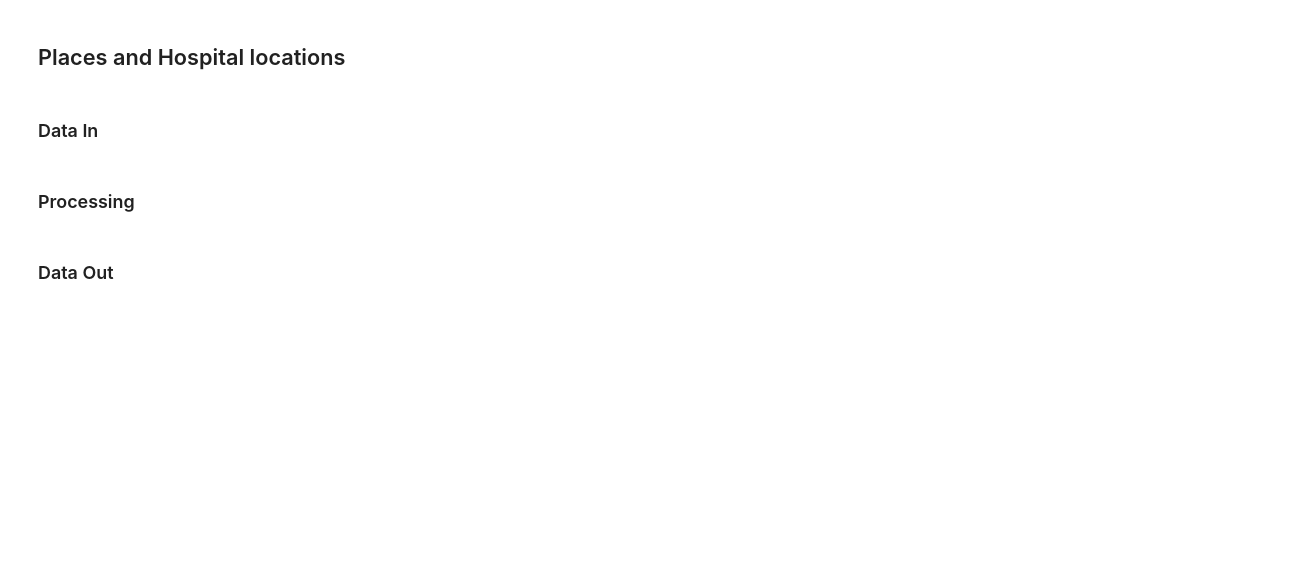
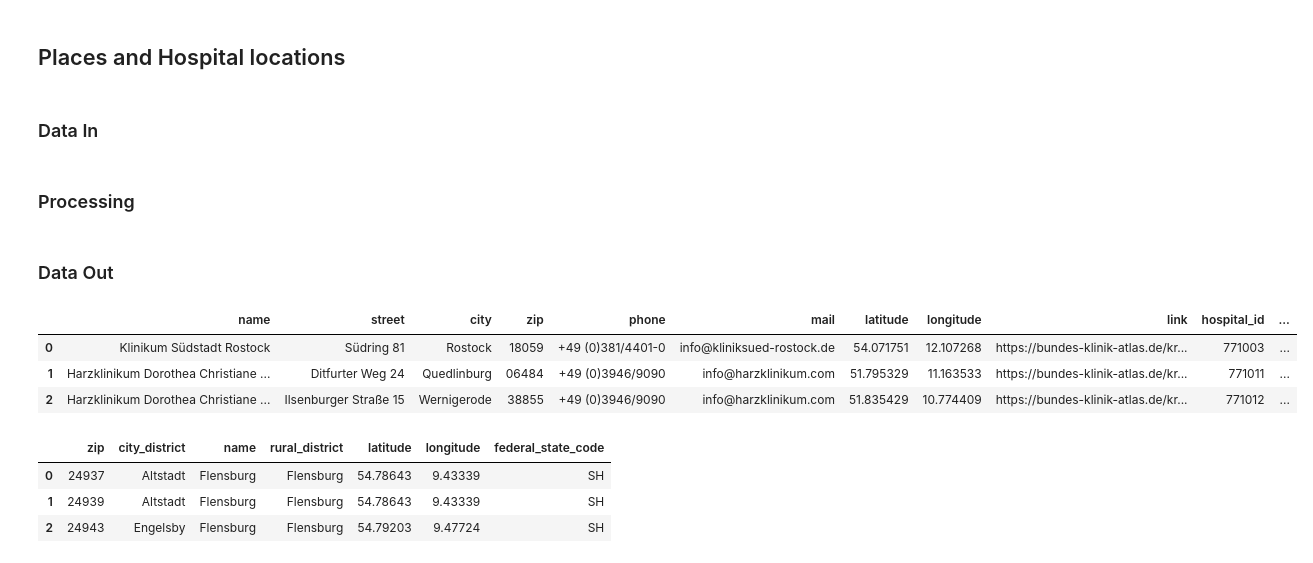
Before and after one commit to tobiasuihlein/hospital_register, a Jupyter notebook: notebooks/prepare_data_for_database.ipynb, the cells around one changed output. Drawn from its saved outputs; the diff is of its cells as text; code cells hidden in the pictures; blank space fills up the shorter version.

```diff
--- a/notebooks/prepare_data_for_database.ipynb
+++ b/notebooks/prepare_data_for_database.ipynb
@@ -185,6 +427,7 @@ df_places = df_places.rename(columns={'p': 'zip', 'c': 'city_district', 'm': 'na
 
 # load hospital_locations data
 df_hospital_locations = pd.read_csv('../data/in/staging/hospital_locations.csv', dtype={'hospital_id': str, 'zip': str})
+df_hospital_locations = df_hospital_locations.drop(columns=['beds_number'])
 # %% [markdown]
 ### Processing
 # %%
@@ -218,3 +461,17 @@ df_places['federal_state_code'] = df_places['federal_state_code'].fillna(df_plac
 # save data ready for database import
 df_hospital_locations.to_csv('../data/db_csv/hospital_locations.csv', index=False, encoding='utf-8')
 df_places.to_csv('../data/db_csv/places.csv', index=False, encoding='utf-8')
+# %%
+df_hospital_locations.head(3)
+# %% [output]
+|  | name | street | city | zip | phone | mail | latitude | longitude | link | hospital_id | ... |
+| 0 | Klinikum Südstadt Rostock | Südring 81 | Rostock | 18059 | +49 (0)381/4401-0 | info@kliniksued-rostock.de | 54.071751 | 12.107268 | https://bundes-klinik-atlas.de/kr... | 771003 | ... |
+| 1 | Harzklinikum Dorothea Christiane ... | Ditfurter Weg 24 | Quedlinburg | 06484 | +49 (0)3946/9090 | info@harzklinikum.com | 51.795329 | 11.163533 | https://bundes-klinik-atlas.de/kr... | 771011 | ... |
+| 2 | Harzklinikum Dorothea Christiane ... | Ilsenburger Straße 15 | Wernigerode | 38855 | +49 (0)3946/9090 | info@harzklinikum.com | 51.835429 | 10.774409 | https://bundes-klinik-atlas.de/kr... | 771012 | ... |
+# %%
+df_places.head(3)
+# %% [output]
+|  | zip | city_district | name | rural_district | latitude | longitude | federal_state_code |
+| 0 | 24937 | Altstadt | Flensburg | Flensburg | 54.78643 | 9.43339 | SH |
+| 1 | 24939 | Altstadt | Flensburg | Flensburg | 54.78643 | 9.43339 | SH |
+| 2 | 24943 | Engelsby | Flensburg | Flensburg | 54.79203 | 9.47724 | SH |
```
Also changed, not shown: parts of 57 cells of this notebook, 20 other files.
